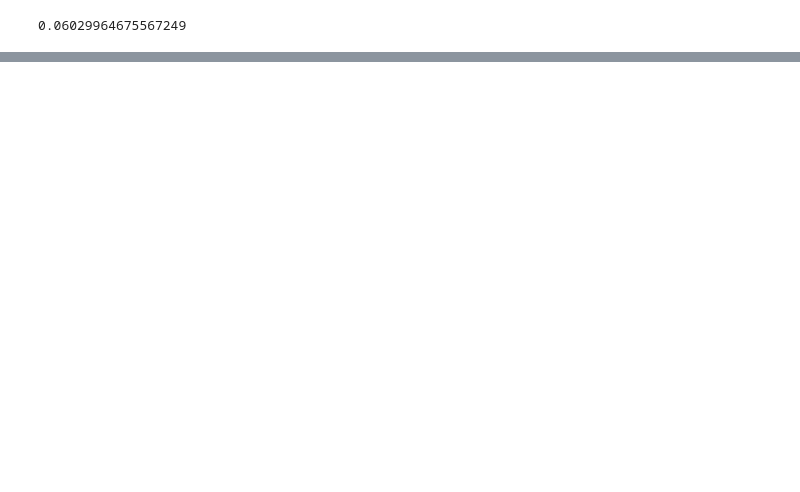
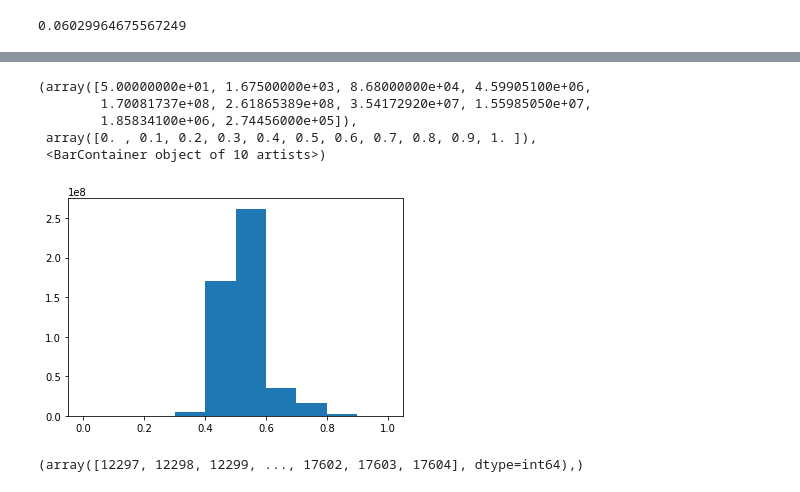
Before and after one commit to nemashy/Masters-Nyasha, a Jupyter notebook: Exploratory Data Analysis.ipynb, the cells around one changed output, grey strips where cells are left out. Saved outputs shown, nothing was run; the diff lists cells and outputs as text; code cells hidden in the pictures; blank space fills up the shorter version.

```diff
--- a/Exploratory Data Analysis.ipynb
+++ b/Exploratory Data Analysis.ipynb
@@ -68,0 +101,13 @@ np.amin(validation_data_scaled)
+# %%
+plt.hist(train_data_scaled.flatten())
+# %% [output]
+(array([5.00000000e+01, 1.67500000e+03, 8.68000000e+04, 4.59905100e+06,
+        1.70081737e+08, 2.61865389e+08, 3.54172920e+07, 1.55985050e+07,
+        1.85834100e+06, 2.74456000e+05]),
+ array([0. , 0.1, 0.2, 0.3, 0.4, 0.5, 0.6, 0.7, 0.8, 0.9, 1. ]),
+ <BarContainer object of 10 artists>)
+[figure, added]
+# %%
+np.where(train_label == 'walking')
+# %% [output]
+(array([12297, 12298, 12299, ..., 17602, 17603, 17604], dtype=int64),)
```
Also changed, not shown: parts of 8 cells of this notebook.
